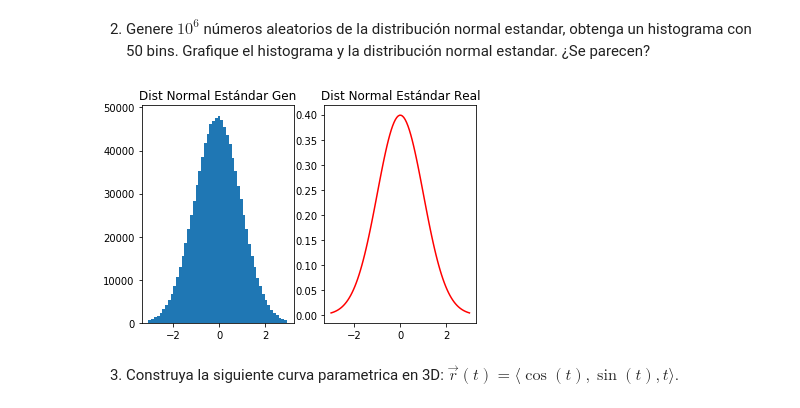
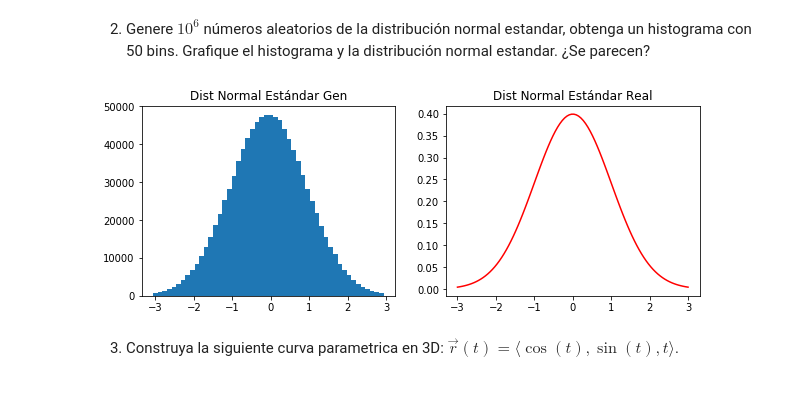
Before and after one commit to mijara/notebooks, a Jupyter notebook: Tarea_1_CC1_2017.ipynb, the cells around one changed output. Saved outputs shown, nothing was run; the diff lists cells and outputs as text; code cells hidden in the pictures.

Commit message:
Plot fixes and comments

```diff
--- a/Tarea_1_CC1_2017.ipynb
+++ b/Tarea_1_CC1_2017.ipynb
@@ -310,21 +280,22 @@ plt.show()
 # %%
 import scipy.stats as stats
 
 points = np.random.normal(size=10**6)
 y, x = np.histogram(points, bins=np.linspace(-3, 3, 51))
 
+plt.figure(figsize=(10, 3.5))
 plt.subplot(1, 2, 1)
 plt.title('Dist Normal Estándar Gen')
 plt.bar(x[:-1], y, width=x[1]-x[0])
 
 plt.subplot(1, 2, 2)
 plt.title('Dist Normal Estándar Real')
 linspace = np.linspace(-3, 3, 100)
 plt.plot(linspace, stats.norm.pdf(linspace), 'r')
 
 plt.show()
 # %% [output]
-[figure, old version]
+[figure, new version]
 # %% [markdown]
 3) Construya la siguiente curva parametrica en 3D: $\vec{r}(t)=\langle \cos(t), \sin(t), t \rangle$.
 # %%
```
Also changed, not shown: parts of 20 cells of this notebook.
